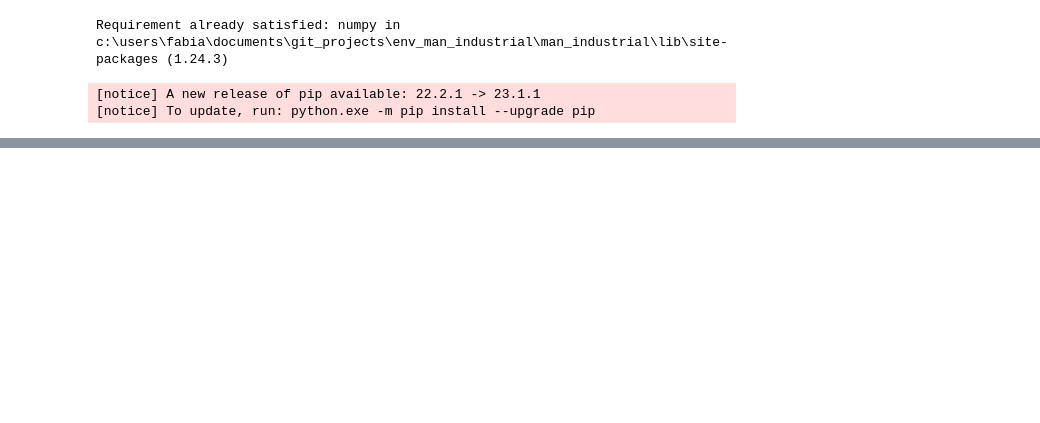
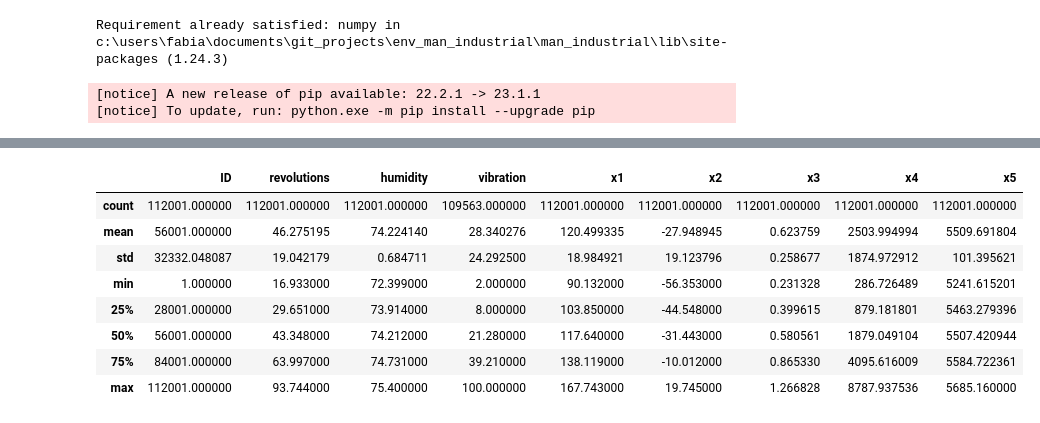
Before and after one commit to Kapitalino/Man_Industrial, a Jupyter notebook: Prueba_MI.ipynb, the cells around one changed output, grey strips where cells are left out. Cells and saved outputs as stored; diff of their text form; code cells hidden in the pictures; blank space fills up the shorter version.

```diff
--- a/Prueba_MI.ipynb
+++ b/Prueba_MI.ipynb
@@ -67,0 +81,13 @@ from sklearn.model_selection import train_test_split
+# %%
+# Mostrar estadísticas descriptivas del dataframe
+df.describe()
+# %% [output]
+|  | ID | revolutions | humidity | vibration | x1 | x2 | x3 | x4 | x5 |
+| count | 112001.000000 | 112001.000000 | 112001.000000 | 109563.000000 | 112001.000000 | 112001.000000 | 112001.000000 | 112001.000000 | 112001.000000 |
+| mean | 56001.000000 | 46.275195 | 74.224140 | 28.340276 | 120.499335 | -27.948945 | 0.623759 | 2503.994994 | 5509.691804 |
+| std | 32332.048087 | 19.042179 | 0.684711 | 24.292500 | 18.984921 | 19.123796 | 0.258677 | 1874.972912 | 101.395621 |
+| min | 1.000000 | 16.933000 | 72.399000 | 2.000000 | 90.132000 | -56.353000 | 0.231328 | 286.726489 | 5241.615201 |
+| 25% | 28001.000000 | 29.651000 | 73.914000 | 8.000000 | 103.850000 | -44.548000 | 0.399615 | 879.181801 | 5463.279396 |
+| 50% | 56001.000000 | 43.348000 | 74.212000 | 21.280000 | 117.640000 | -31.443000 | 0.580561 | 1879.049104 | 5507.420944 |
+| 75% | 84001.000000 | 63.997000 | 74.731000 | 39.210000 | 138.119000 | -10.012000 | 0.865330 | 4095.616009 | 5584.722361 |
+| max | 112001.000000 | 93.744000 | 75.400000 | 100.000000 | 167.743000 | 19.745000 | 1.266828 | 8787.937536 | 5685.160000 |
```
Also changed, not shown: parts of 16 cells of this notebook.
